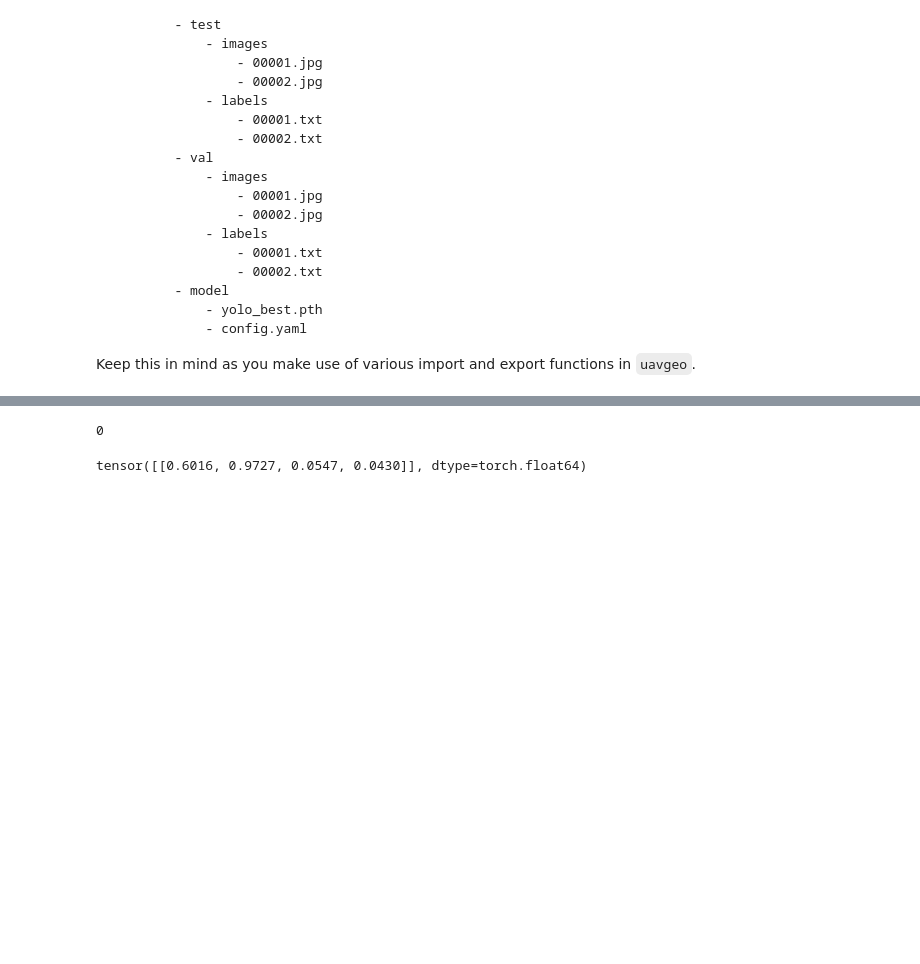
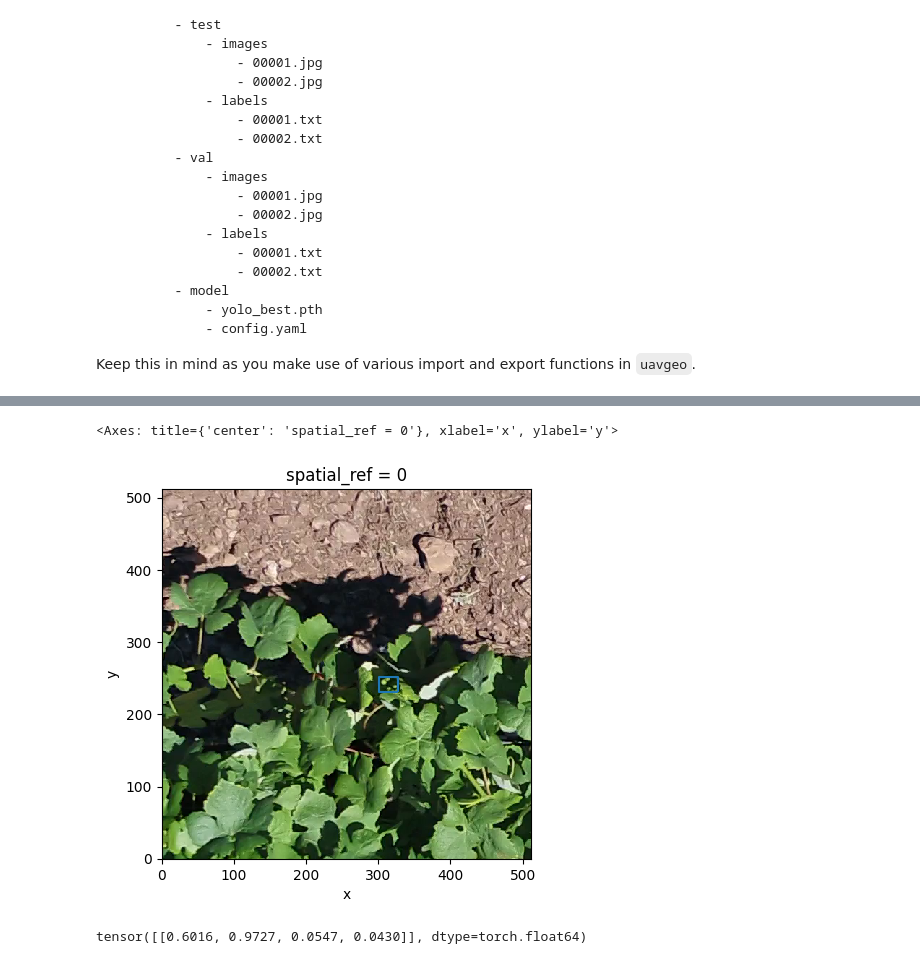
Before and after one commit to ICAERUS-EU/uavgeo, a Jupyter notebook: notebooks/import_export.ipynb, the cells around one changed output, grey strips where cells are left out. Cells and saved outputs as stored; diff of their text form; code cells hidden in the pictures; blank space fills up the shorter version.

```diff
--- a/notebooks/import_export.ipynb
+++ b/notebooks/import_export.ipynb
@@ -164,11 +160,21 @@ tdf.boundary.plot(ax=ax)
 # %%
 ## AFFINE TRANSFORMATION TIME! BOOOOOOOoooooooooohoooooo
 # Convert to 0-512 coordinates for every images and every label.
 # something with .transform values to figure out!
-import geopandas as gpd
-len(gpd.GeoDataFrame())
+tf = raster.rio.transform()
+
+tdf.geometry = tdf.translate(xoff = -1 * tf.xoff, yoff = -1 * tf.yoff)
+r = raster.assign_coords(x= (raster.x+tf.xoff*-1), y= (raster.y+tf.yoff*-1))
+
+
+import matplotlib.pyplot as plt
+fig, ax = plt.subplots()
+
+r.plot.imshow(ax=ax)
+tdf.boundary.plot(ax=ax)
 # %% [output]
-0
+<Axes: title={'center': 'spatial_ref = 0'}, xlabel='x', ylabel='y'>
+[figure, added]
 # %%
 def convert_to_yolo_batch(boxes, img_width, img_height):
     # Calculate widths and heights
```
Also changed, not shown: parts of 6 cells of this notebook, 1 other file.
